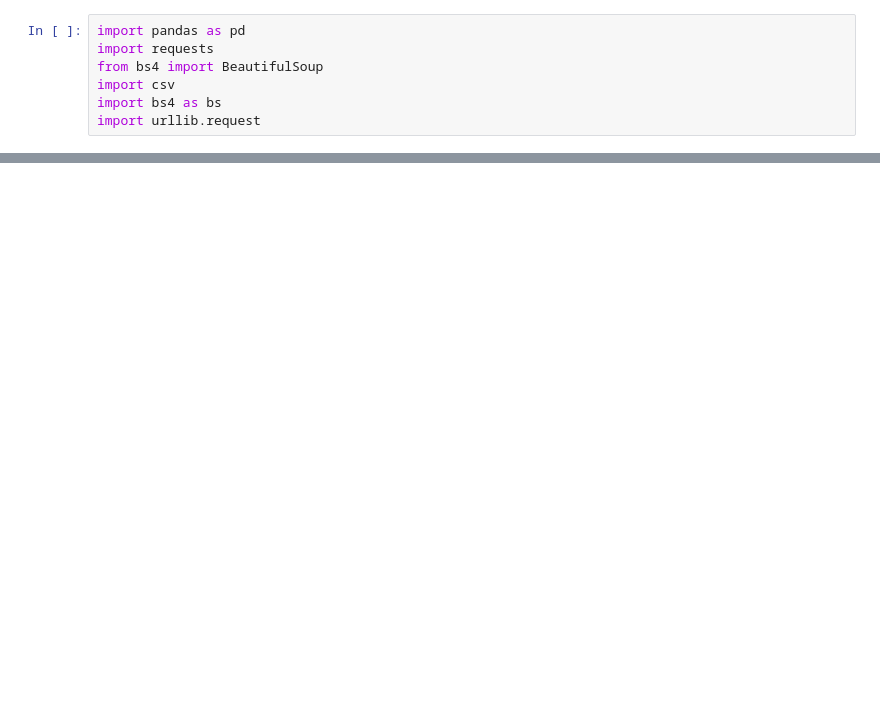
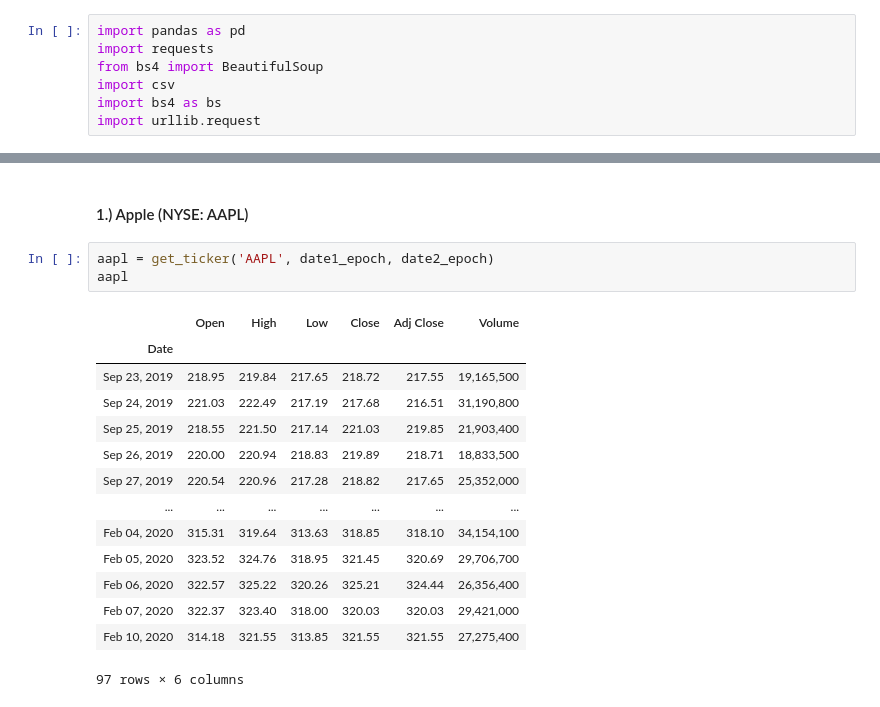
Before and after one commit to nabrarpour4/Webscraping_Portfolio_Optimization, a Jupyter notebook: Web_Scraping.ipynb, the cells around one changed output, grey strips where cells are left out. Saved outputs shown, nothing was run; the diff lists cells and outputs as text; blank space fills up the shorter version.

```diff
--- a/Web_Scraping.ipynb
+++ b/Web_Scraping.ipynb
@@ -112,0 +61,20 @@ import urllib.request
+# %% [markdown]
+#### 1.) Apple (NYSE: AAPL)
+# %%
+aapl = get_ticker('AAPL', date1_epoch, date2_epoch)
+aapl
+# %% [output]
+|  | Open | High | Low | Close | Adj Close | Volume |
+| Date |  |  |  |  |  |  |
+| Sep 23, 2019 | 218.95 | 219.84 | 217.65 | 218.72 | 217.55 | 19,165,500 |
+| Sep 24, 2019 | 221.03 | 222.49 | 217.19 | 217.68 | 216.51 | 31,190,800 |
+| Sep 25, 2019 | 218.55 | 221.50 | 217.14 | 221.03 | 219.85 | 21,903,400 |
+| Sep 26, 2019 | 220.00 | 220.94 | 218.83 | 219.89 | 218.71 | 18,833,500 |
+| Sep 27, 2019 | 220.54 | 220.96 | 217.28 | 218.82 | 217.65 | 25,352,000 |
+| ... | ... | ... | ... | ... | ... | ... |
+| Feb 04, 2020 | 315.31 | 319.64 | 313.63 | 318.85 | 318.10 | 34,154,100 |
+| Feb 05, 2020 | 323.52 | 324.76 | 318.95 | 321.45 | 320.69 | 29,706,700 |
+| Feb 06, 2020 | 322.57 | 325.22 | 320.26 | 325.21 | 324.44 | 26,356,400 |
+| Feb 07, 2020 | 322.37 | 323.40 | 318.00 | 320.03 | 320.03 | 29,421,000 |
+| Feb 10, 2020 | 314.18 | 321.55 | 313.85 | 321.55 | 321.55 | 27,275,400 |
+97 rows × 6 columns
```
Also changed, not shown: parts of 26 cells of this notebook.
